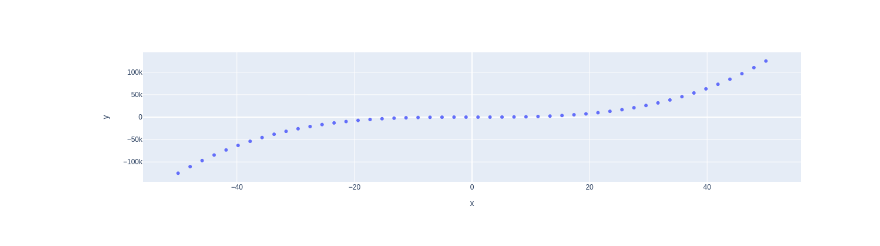
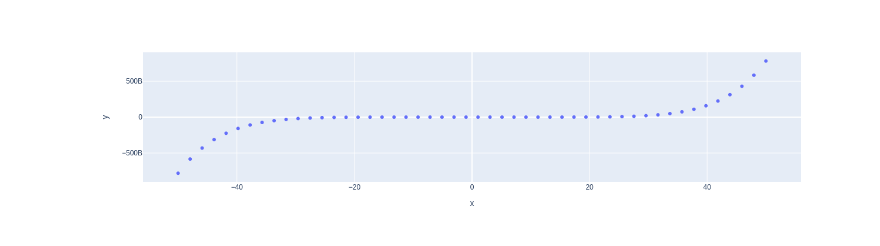
Before and after one commit to bryonbaker/my-notebooks-repo, a Jupyter notebook: experiment1.ipynb, the cells around one changed output. Drawn from its saved outputs; the diff is of its cells as text; code cells hidden in the pictures.

```diff
--- a/experiment1.ipynb
+++ b/experiment1.ipynb
@@ -1,12 +1,12 @@
 # %%
 import numpy as np
 import plotly.express as px
 # x-axis data points
 x = np.linspace(start=-50, stop=50)
 # y-axis data points
-y = x ** 3
+y = x ** 7
 # define the plot
 fig = px.scatter(x=x, y=y)
 fig.show()
 # %% [output]
-[figure, old version]
+[figure, new version]
```
